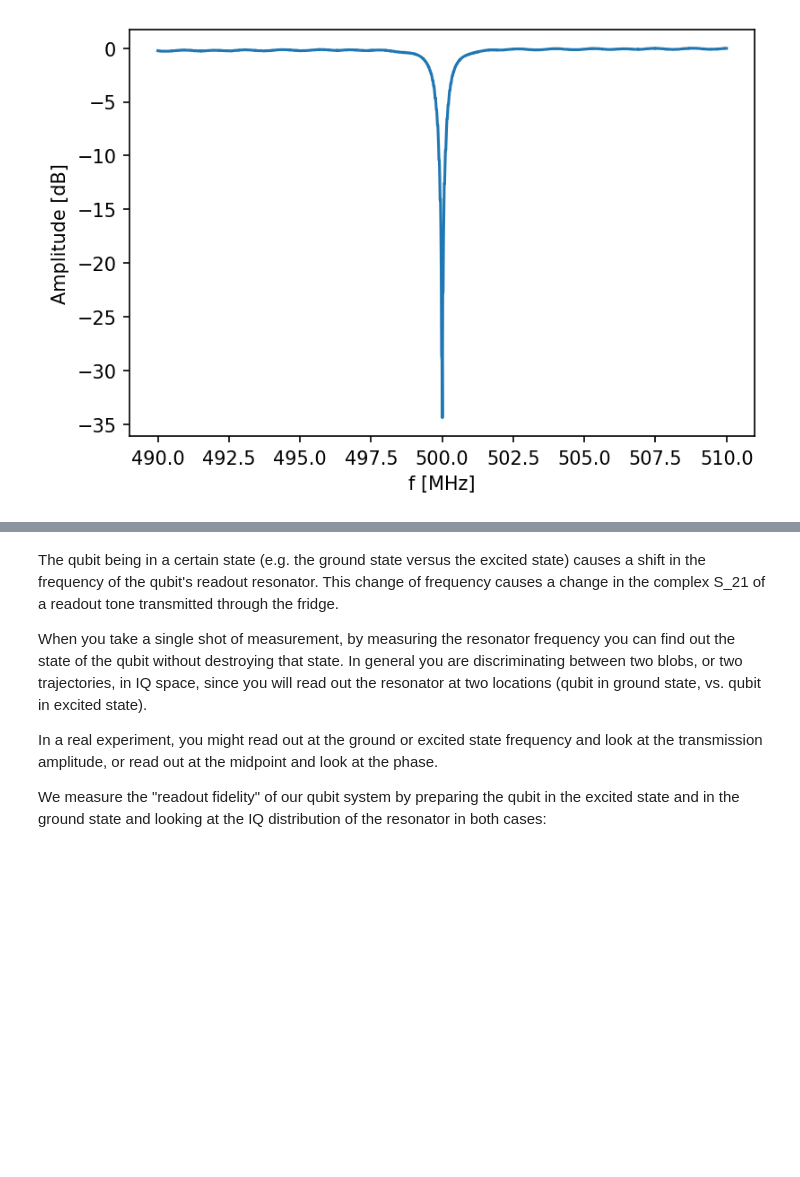
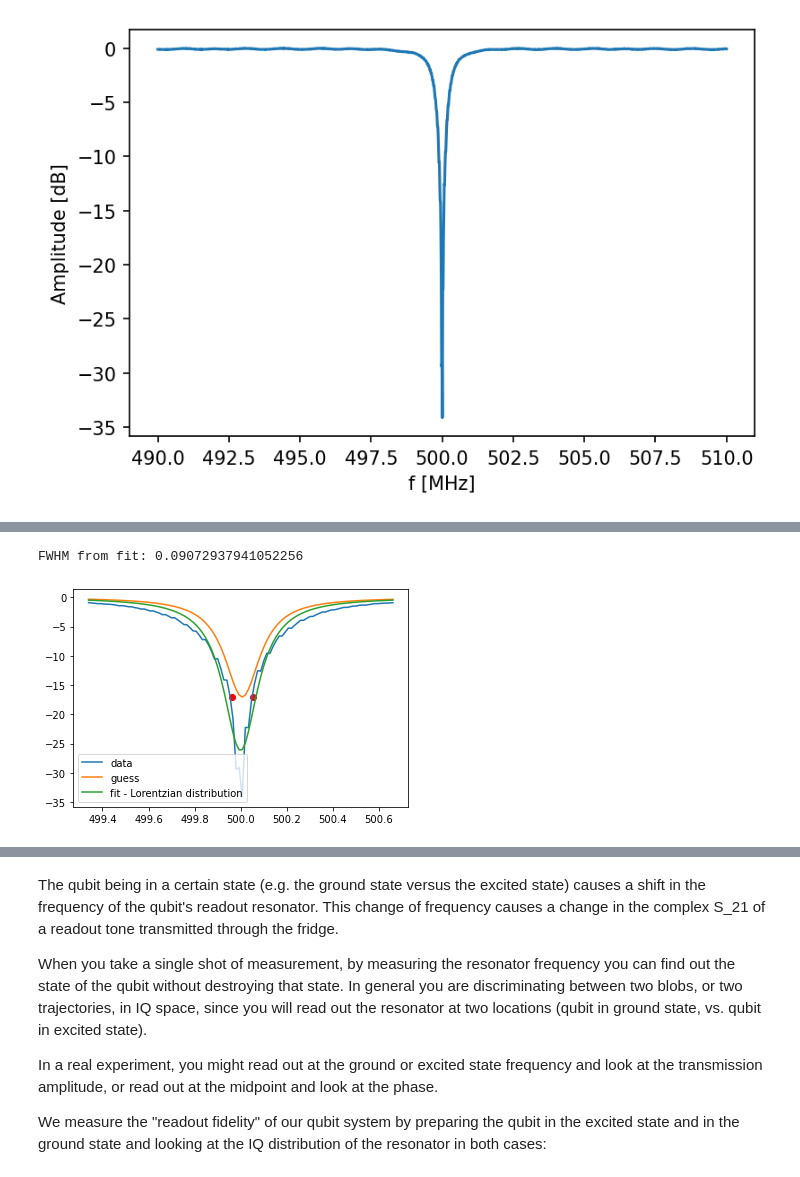
Before and after one commit to openquantumhardware/QIS_SummerSchool_2024, a Jupyter notebook: ZCU216/demos_qce/demos_expt/LabDay2_QubitReadout.ipynb, the cells around one changed output, grey strips where cells are left out. Saved outputs shown, nothing was run; the diff lists cells and outputs as text; code cells hidden in the pictures; blank space fills up the shorter version.

```diff
--- a/ZCU216/demos_qce/demos_expt/LabDay2_QubitReadout.ipynb
+++ b/ZCU216/demos_qce/demos_expt/LabDay2_QubitReadout.ipynb
@@ -237,0 +229,7 @@ plt.legend()
+# %%
+### Solution:
+
+f_min , S_min, FWHM = FWHM_analytic(freqs, S21)
+print(f_min)
+print(S_min)
+print("FWHM from straight calculation:", FWHM)
@@ -237,0 +244,22 @@ plt.legend()
+# %%
+### Solution:
+
+min_idx = int(700)
+max_idx = int(800)
+
+plt.scatter([f_min-FWHM/2.],[S_min/2.],color='r',marker='o')
+plt.scatter([f_min+FWHM/2.],[S_min/2.],color='r',marker='o')
+
+guess = [FWHM , f_min , -5]
+gss_lorentzian = lorentzian(freqs, *guess)
+popt, pcov = curve_fit(lorentzian, freqs[min_idx:max_idx], S21[min_idx:max_idx], maxfev = 100000, p0 = guess)
+fit_lorentzian = lorentzian(freqs, *popt)
+plt.plot(freqs[min_idx:max_idx], S21[min_idx:max_idx], label="data")
+plt.plot(freqs[min_idx:max_idx], gss_lorentzian[min_idx:max_idx], label="guess")
+plt.plot(freqs[min_idx:max_idx], fit_lorentzian[min_idx:max_idx], label="fit - Lorentzian distribution")
+plt.legend()
+
+print("FWHM from fit:", popt[0])
+# %% [output]
+FWHM from fit: 0.09072937941052256
+[figure, added]
```
Also changed, not shown: parts of 20 cells of this notebook, 2 other files.
